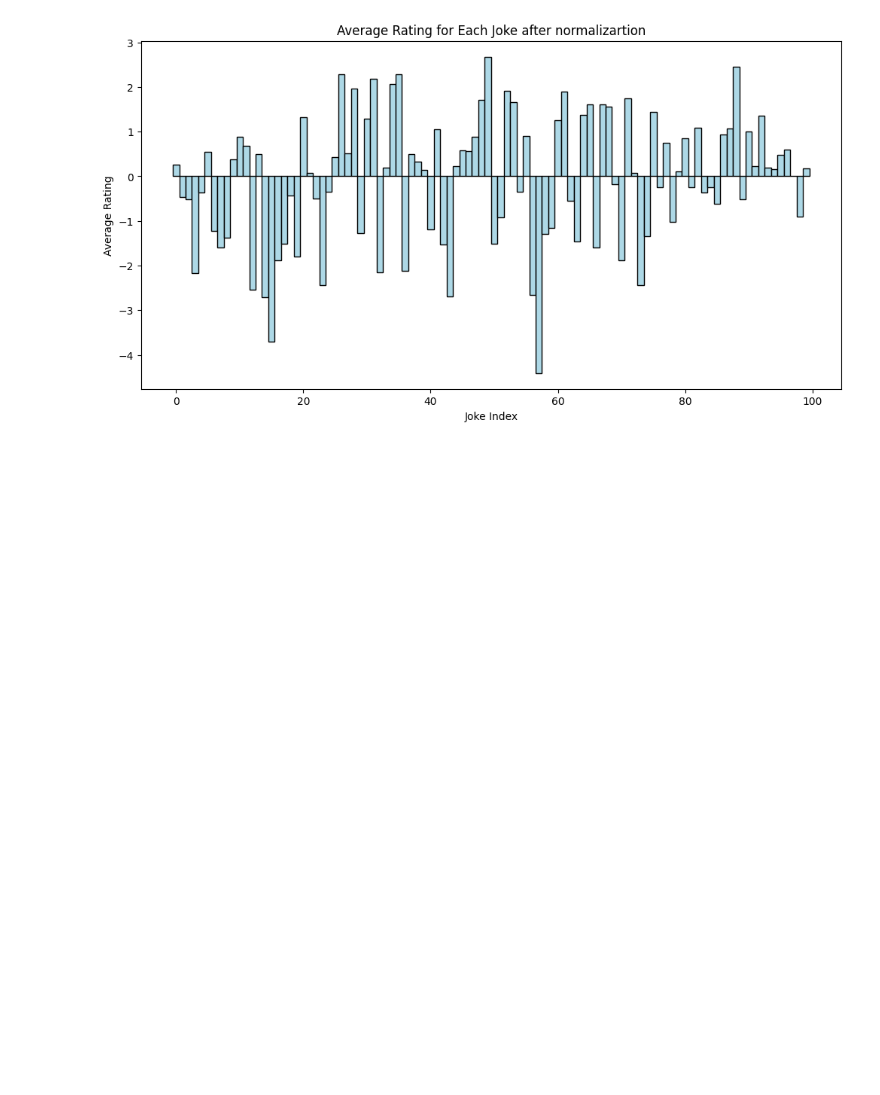
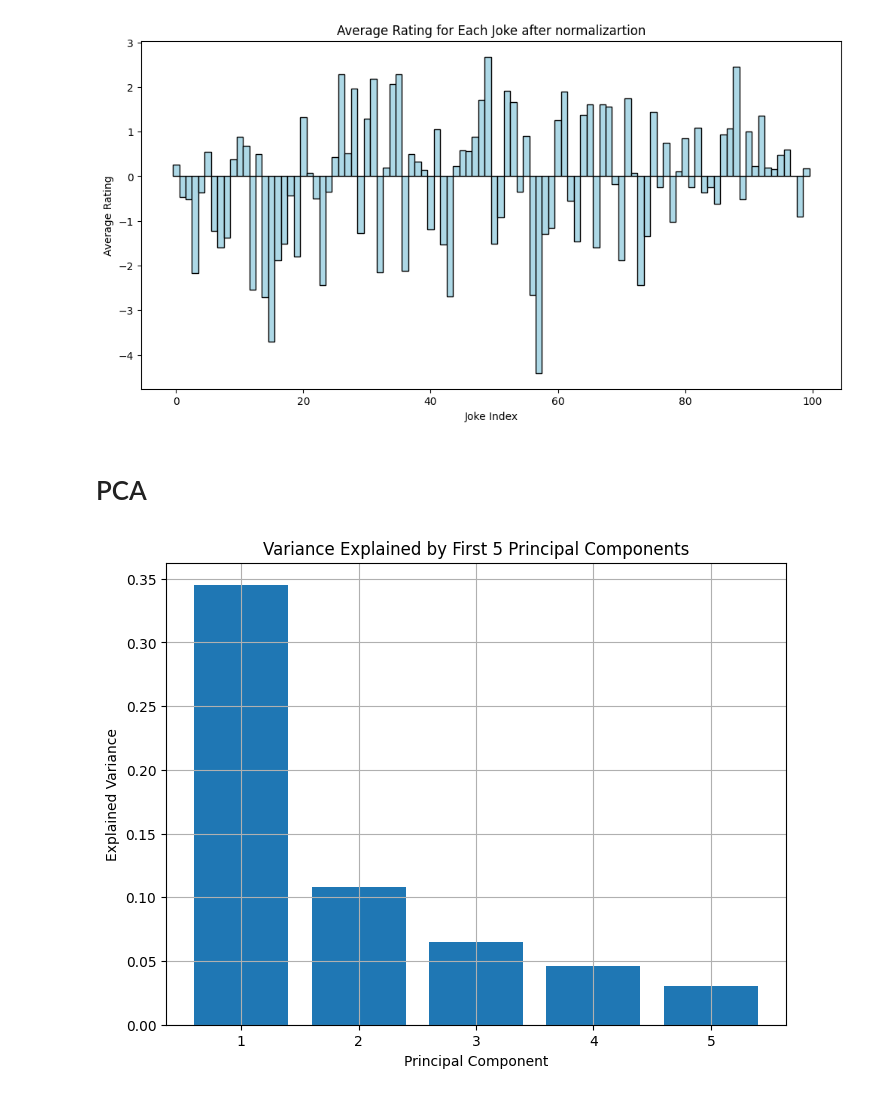
Before and after one commit to richamuktibodh/Laugh-o-Meter, a Jupyter notebook: eda.ipynb, the cells around one changed output. Saved outputs shown, nothing was run; the diff lists cells and outputs as text; code cells hidden in the pictures; blank space fills up the shorter version.

Commit message:
added PCA plot

```diff
--- a/eda.ipynb
+++ b/eda.ipynb
@@ -370,3 +370,27 @@ plt.ylabel('Average Rating')
 plt.show()
 # %% [output]
 [figure]
+# %% [markdown]
+# PCA
+# %%
+from sklearn.decomposition import PCA
+
+
+cosine_similarity_matrix = cosine_similarity_matrix.astype(np.float32)
+
+
+pca = PCA()
+pca.fit(cosine_similarity_matrix)
+explained_variance = pca.explained_variance_ratio_[:5]
+
+# Create and display the scree plot for the first 5 components
+plt.figure(figsize=(8, 6))
+plt.bar(range(1, len(explained_variance) + 1), explained_variance)
+plt.title('Variance Explained by First 5 Principal Components')
+plt.xlabel('Principal Component')
+plt.ylabel('Explained Variance')
+plt.xticks(range(1, len(explained_variance) + 1))
+plt.grid(True)
+plt.show()
+# %% [output]
+[figure, added]
```
